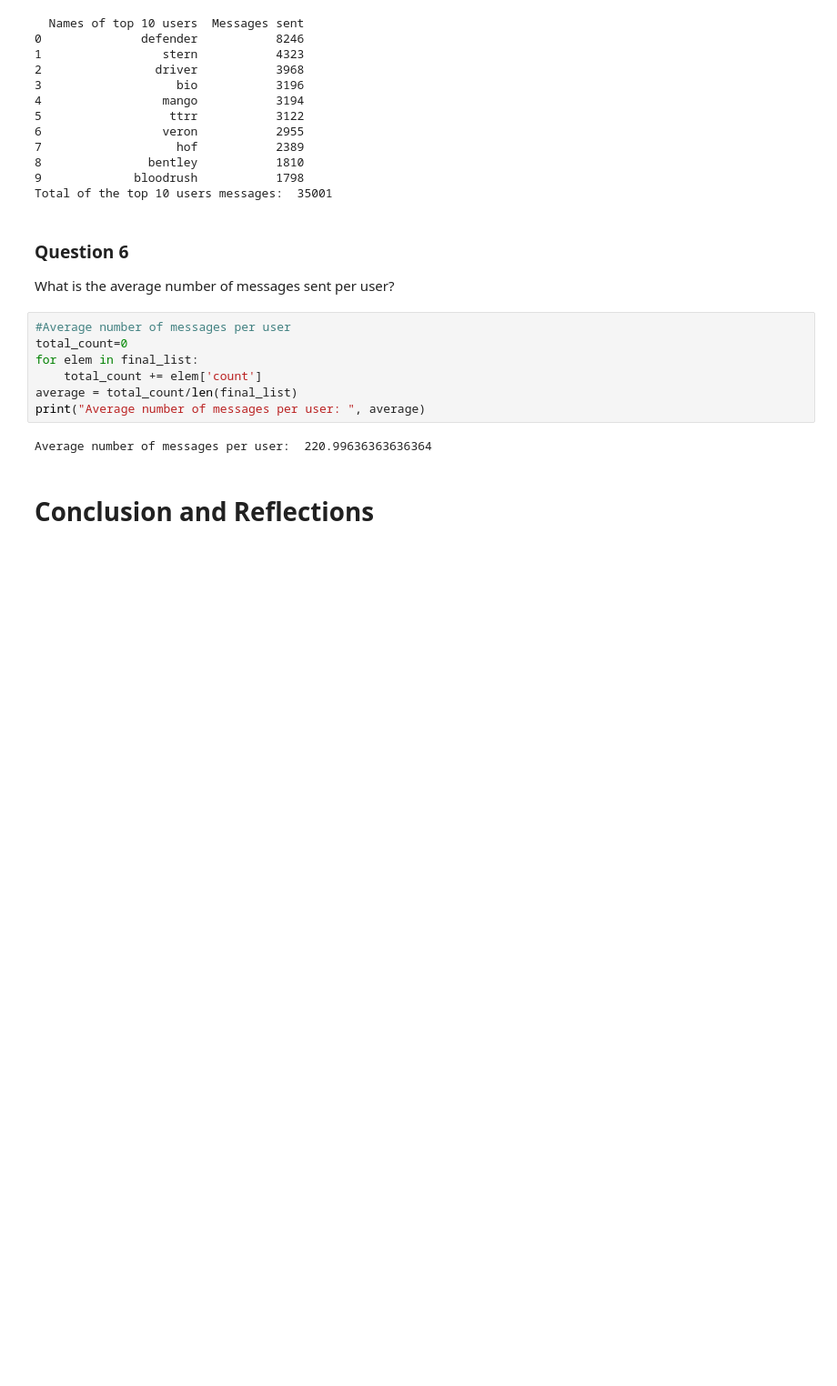
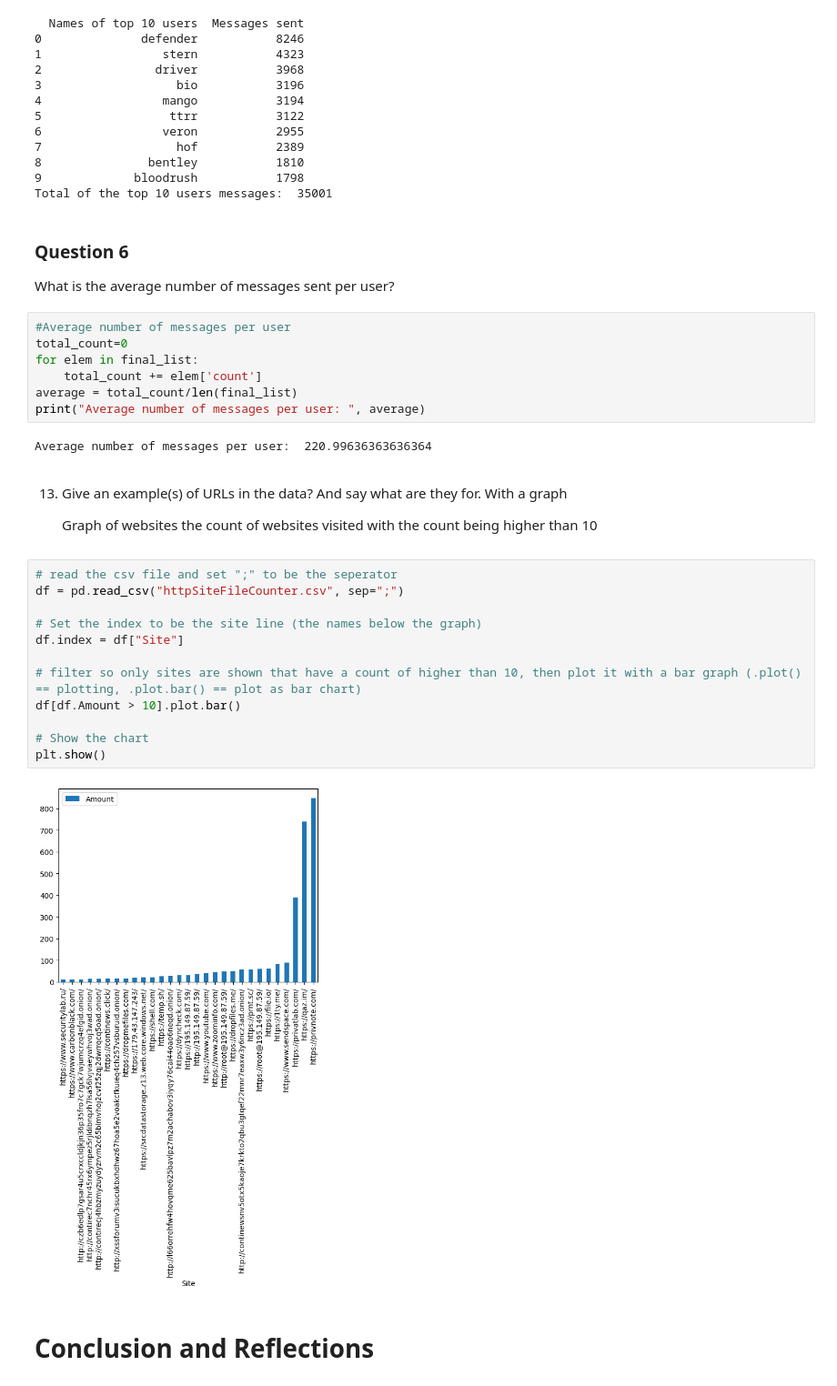
Before and after one commit to nagham-mekky/ForensicsAssignment3, a Jupyter notebook: Assignment3.ipynb, the cells around one changed output. Shown: that part at 91% size. Saved outputs shown, nothing was run; the diff lists cells and outputs as text; blank space fills up the shorter version.

```diff
--- a/Assignment3.ipynb
+++ b/Assignment3.ipynb
@@ -121,5 +123,23 @@ average = total_count/len(final_list)
 print("Average number of messages per user: ", average)
 # %% [output]
 Average number of messages per user:  220.99636363636364
+# %% [markdown]
+13) Give an example(s) of URLs in the data? And say what are they for. With a graph
+
+    Graph of websites the count of websites visited with the count being higher than 10
+# %%
+# read the csv file and set ";" to be the seperator
+df = pd.read_csv("httpSiteFileCounter.csv", sep=";")
+
+# Set the index to be the site line (the names below the graph)
+df.index = df["Site"]
+
+# filter so only sites are shown that have a count of higher than 10, then plot it with a bar graph (.plot() == plotting, .plot.bar() == plot as bar chart)
+df[df.Amount > 10].plot.bar()
+
+# Show the chart
+plt.show()
+# %% [output]
+[figure, added]
 # %% [markdown]
 # Conclusion and Reflections
```
Also changed, not shown: parts of 1 cell of this notebook, 1 other file.
